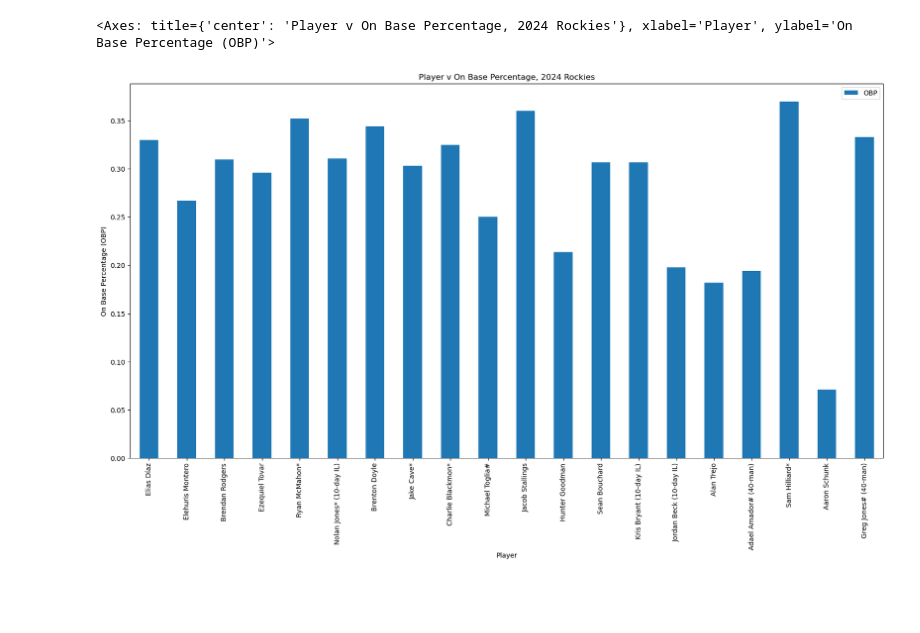
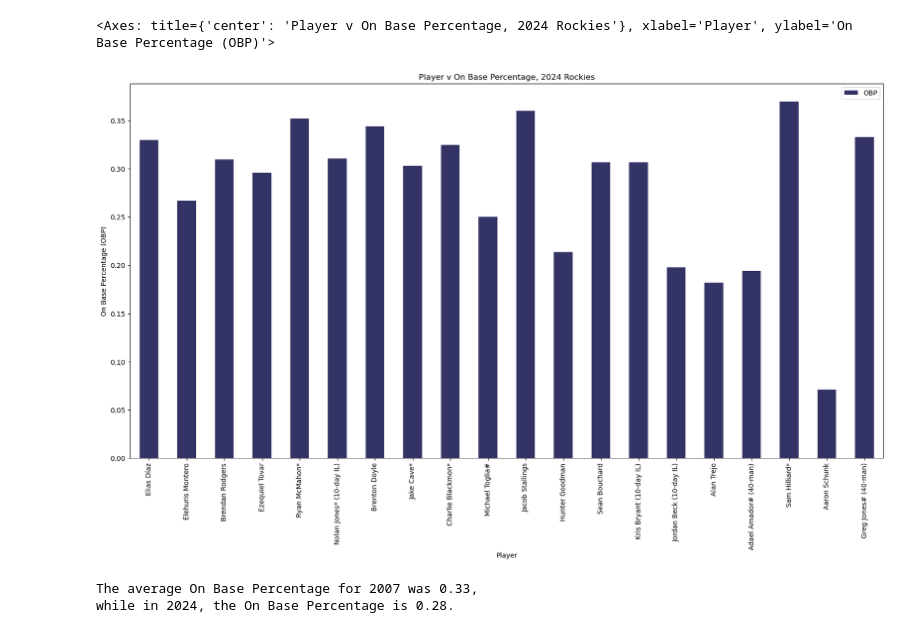
Before and after one commit to cassydm/rockies_moneyball_part-deux, a Jupyter notebook: Test_files/working_file_cassy.ipynb, the cells around one changed output. Drawn from its saved outputs; the diff is of its cells as text; code cells hidden in the pictures; blank space fills up the shorter version.

Commit message:
batting visuals (in progress)

```diff
--- a/Test_files/working_file_cassy.ipynb
+++ b/Test_files/working_file_cassy.ipynb
@@ -21,20 +21,3 @@ import Links as ls
 # tb = soup.find("table",id='team_batting')
 # df = pd.read_html(str(tb))[0]
 # df.head(21)
-# %%
-def get_batting_table(x,y):
-    url = x
-    response=requests.get(url)
-    soup= BeautifulSoup(response.content, 'html.parser')
-    tb = soup.find("table",id=y)
-    df = pd.read_html(str(tb))[0]
-
-    for col in df.columns:
-        if col == "Pos":
-            pass
-        elif col == "Name":
-            pass
-        else:
-            df[col] = pd.to_numeric(df[col], errors='coerce')
-    df.dropna(inplace=True)
-    return df
@@ -67 +75,5 @@ batting_2007
+# %%
+# Pulling the active roster for both years
+batting_2007=batting_2007.head(21)
+batting_2024=batting_2024.head(21)
 # %%
@@ -78,11 +92,20 @@ AttributeError: module 'Links' has no attribute 'Rockies_Purple_Hex'
 # %%
+# Plotting the '24 batting data in a bar chart to view players and their on base percentage.
 batting_2024.plot(x="Name",
                   y="OBP",
                   kind="bar",
                   title="Player v On Base Percentage, 2024 Rockies",
                   ylabel="On Base Percentage (OBP)",
                   xlabel="Player",
-                  figsize= [20,10])
+                  figsize= [20,10],
+                  color=ls.Rockies_Purple_Hex)
 # %% [output]
 <Axes: title={'center': 'Player v On Base Percentage, 2024 Rockies'}, xlabel='Player', ylabel='On Base Percentage (OBP)'>
-[figure, old version]
+[figure, new version]
+# %%
+# Finding and printing the on base percentage average between the two years
+print(f"The average On Base Percentage for 2007 was {batting_2007['OBP'].mean():,.2f},\n"
+      f"while in 2024, the On Base Percentage is {batting_2024['OBP'].mean():,.2f}.")
+# %% [output]
+The average On Base Percentage for 2007 was 0.33,
+while in 2024, the On Base Percentage is 0.28.
```
Also changed, not shown: parts of 8 cells of this notebook, 1 other file.
